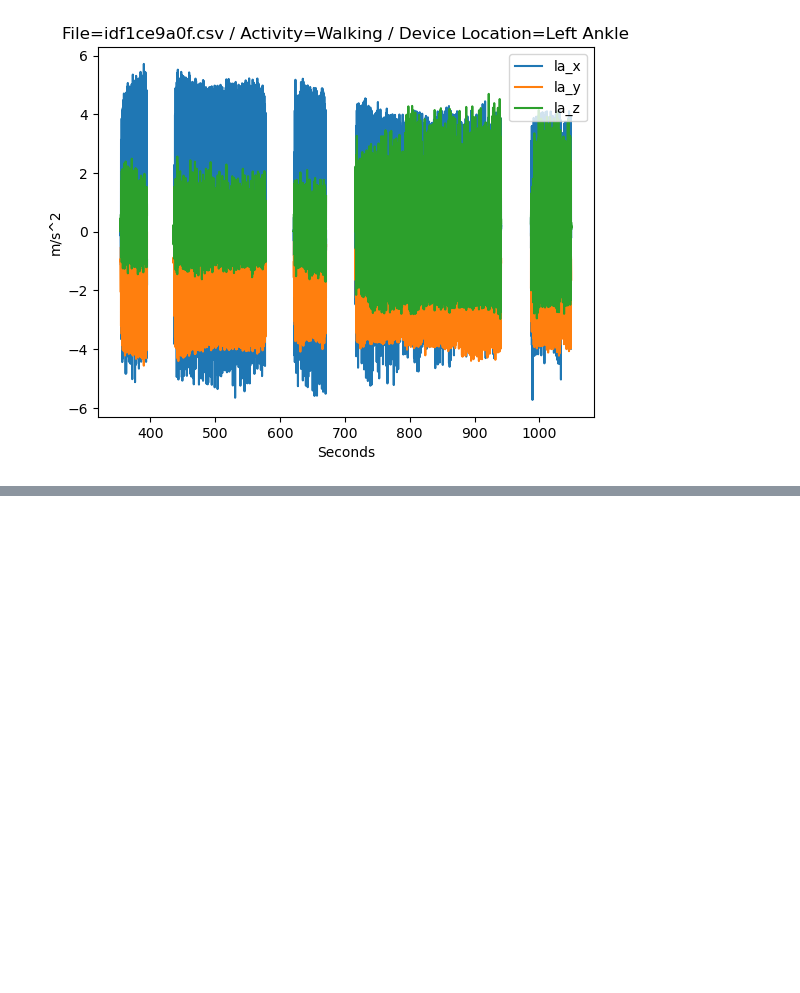
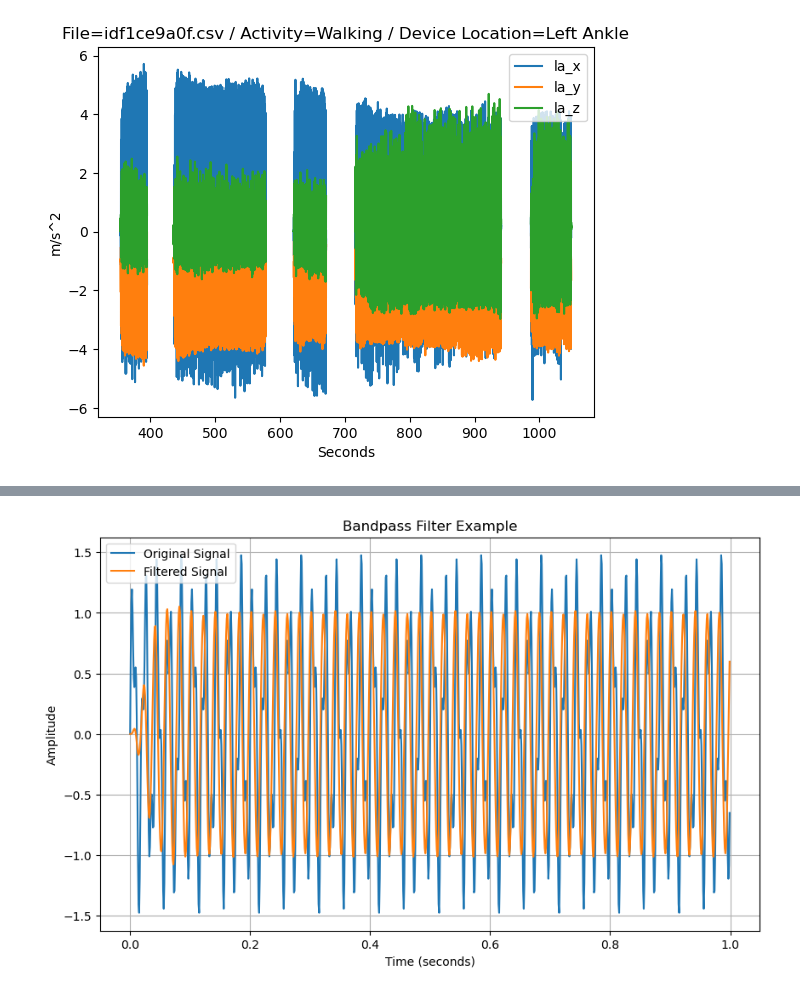
Before and after one commit to rkevinchao/walking_detection, a Jupyter notebook: source/02_data_preparation.ipynb, the cells around one changed output, grey strips where cells are left out. Cells and saved outputs as stored; diff of their text form; code cells hidden in the pictures; blank space fills up the shorter version.

```diff
--- a/source/02_data_preparation.ipynb
+++ b/source/02_data_preparation.ipynb
@@ -72,14 +38,0 @@ plt.plot(df2_cut.time_s, df2_cut.la_x)
-# %%
-
-
-fs = 100
-signal_data = df2_cut.la_x
-frequencies, psd = signal.welch(signal_data, fs, nperseg=1024)
-
-plt.figure(figsize=(10, 5))
-plt.semilogy(frequencies, psd)
-plt.title('Power Spectral Density (PSD)')
-plt.xlabel('Frequency (Hz)')
-plt.ylabel('Power/Frequency (dB/Hz)')
-plt.grid(True)
-plt.show()
@@ -142,0 +177,43 @@ df2_cut
+# %%
+import numpy as np
+import matplotlib.pyplot as plt
+from scipy.signal import butter, lfilter, freqz
+
+# Function to design a bandpass filter
+def butter_bandpass(lowcut, highcut, fs, order=2):
+    nyquist = 0.5 * fs
+    low = lowcut / nyquist
+    high = highcut / nyquist
+    b, a = butter(order, [low, high], btype='band')
+    return b, a
+
+# Function to apply the bandpass filter to a signal
+def butter_bandpass_filter(data, lowcut, highcut, fs, order=2):
+    b, a = butter_bandpass(lowcut, highcut, fs, order=order)
+    y = lfilter(b, a, data)
+    return y
+
+# Sample data
+fs = 1000  # Sampling frequency
+t = np.linspace(0, 1, fs, endpoint=False)  # 1 second of data
+signal = np.sin(2 * np.pi * 50 * t) + 0.5 * np.sin(2 * np.pi * 120 * t)
+
+# Design and apply bandpass filter
+lowcut = 40.0  # Lower cutoff frequency
+highcut = 80.0  # Upper cutoff frequency
+order = 4      # Filter order
+
+filtered_signal = butter_bandpass_filter(signal, lowcut, highcut, fs, order)
+
+# Plot the original and filtered signals
+plt.figure(figsize=(10, 6))
+plt.plot(t, signal, label='Original Signal')
+plt.plot(t, filtered_signal, label='Filtered Signal')
+plt.title('Bandpass Filter Example')
+plt.xlabel('Time (seconds)')
+plt.ylabel('Amplitude')
+plt.legend()
+plt.grid(True)
+plt.show()
+# %% [output]
+[figure, added]
```
Also changed, not shown: parts of 12 cells of this notebook, 2 other files.
